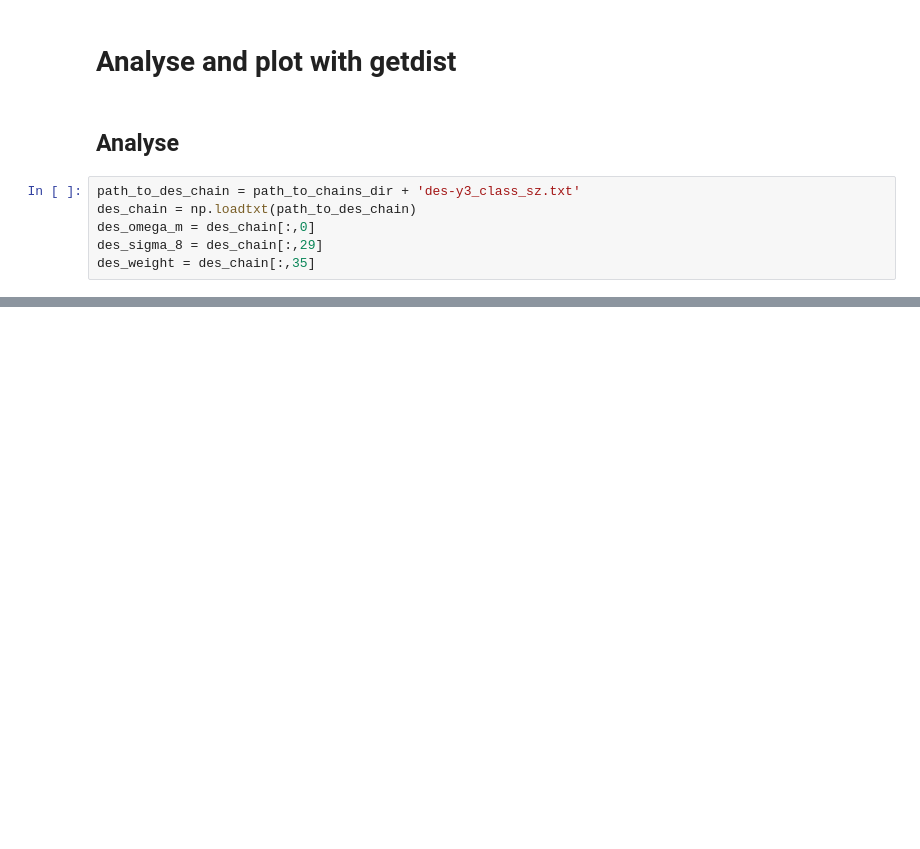
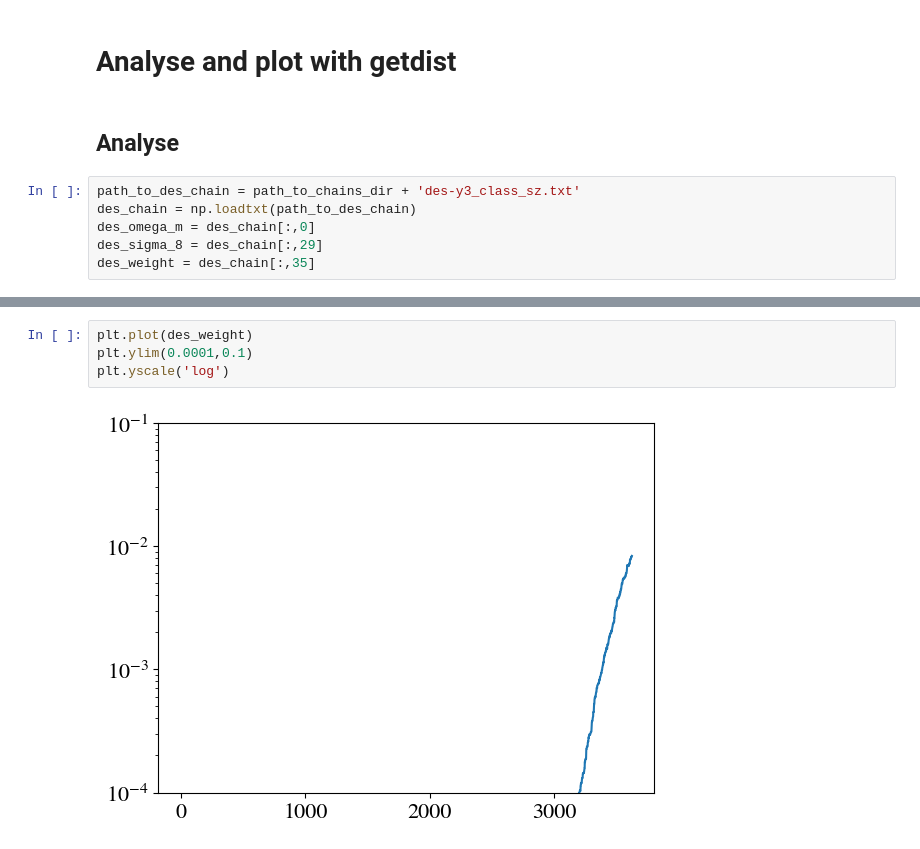
Before and after one commit to CLASS-SZ/notebooks, a Jupyter notebook: mcmcs/cosmosis/notebooks/desy3.ipynb, the cells around one changed output, grey strips where cells are left out. Cells and saved outputs as stored; diff of their text form; blank space fills up the shorter version.

```diff
--- a/mcmcs/cosmosis/notebooks/desy3.ipynb
+++ b/mcmcs/cosmosis/notebooks/desy3.ipynb
@@ -207,3 +207,9 @@ plt.legend()
+# %%
+plt.plot(des_weight)
+plt.ylim(0.0001,0.1)
+plt.yscale('log')
+# %% [output]
+[figure, added]
 # %%
 
 names = ['sigma8','Ombc']
```
Also changed, not shown: parts of 5 cells of this notebook.
